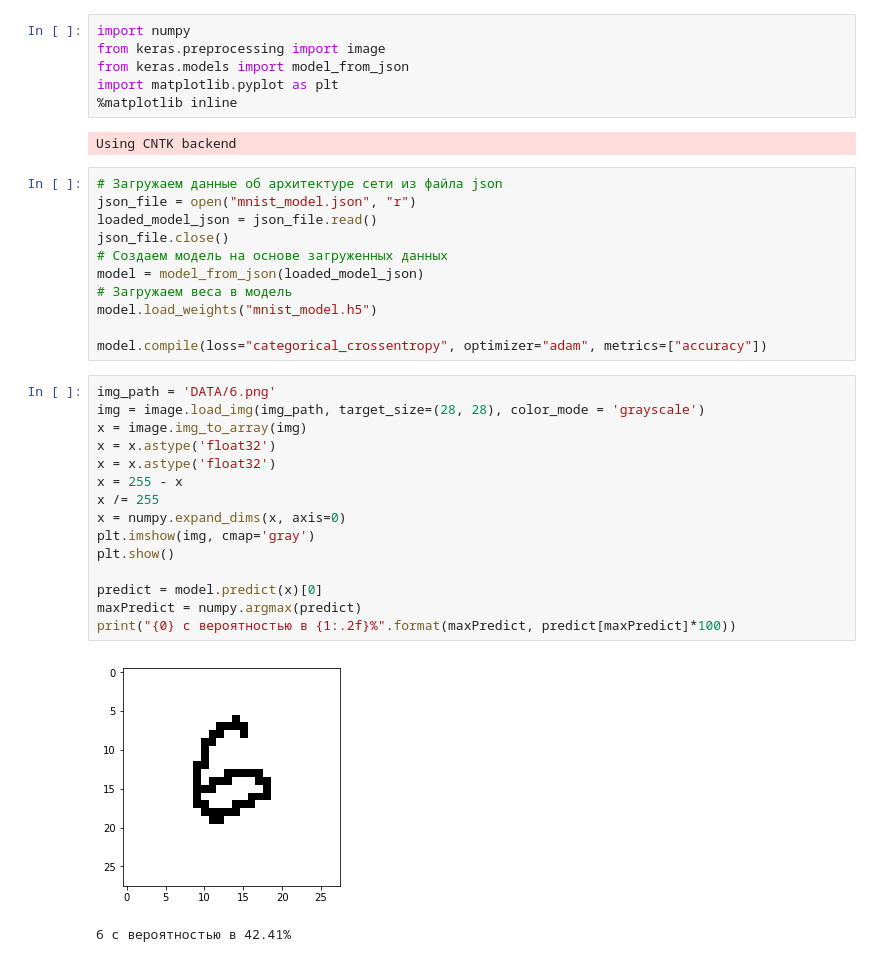
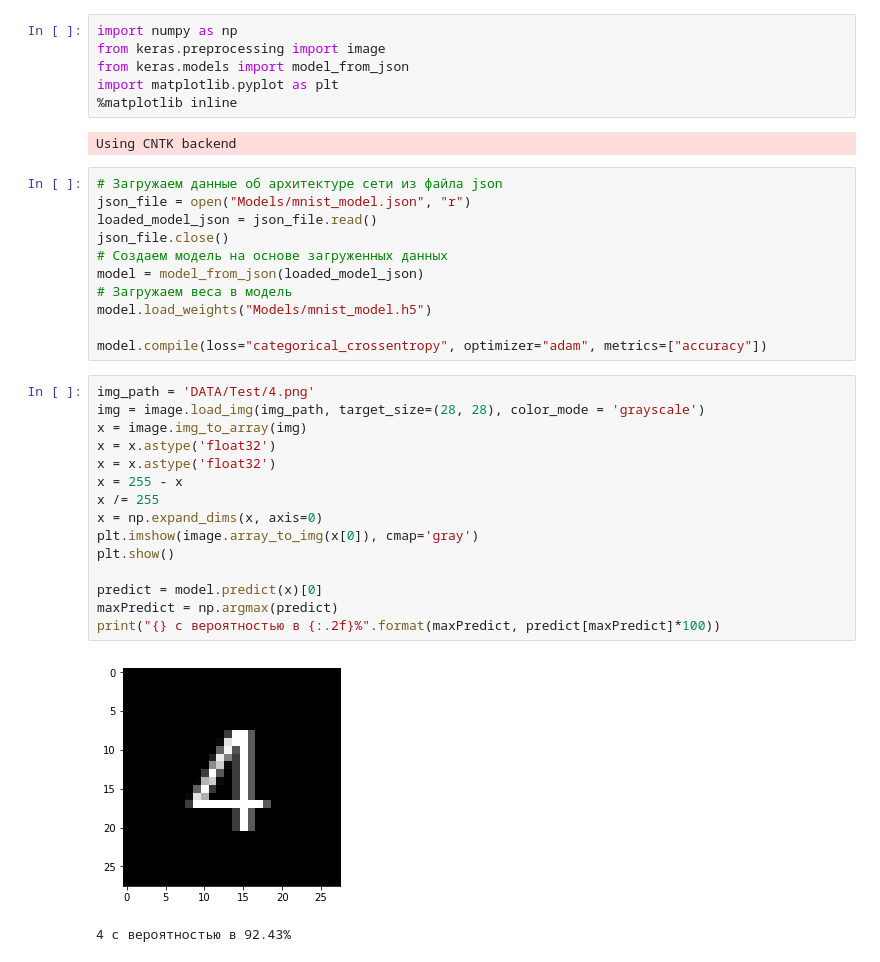
Before and after one commit to kcalbCube/PyJN, a Jupyter notebook: Nums/numTest.ipynb, the cells around one changed output. Drawn from its saved outputs; the diff is of its cells as text.

```diff
--- a/Nums/numTest.ipynb
+++ b/Nums/numTest.ipynb
@@ -1,5 +1,5 @@
 # %%
-import numpy
+import numpy as np
 from keras.preprocessing import image
 from keras.models import model_from_json
 import matplotlib.pyplot as plt
@@ -8,30 +8,30 @@ import matplotlib.pyplot as plt
 Using CNTK backend
 # %%
 # Загружаем данные об архитектуре сети из файла json
-json_file = open("mnist_model.json", "r")
+json_file = open("Models/mnist_model.json", "r")
 loaded_model_json = json_file.read()
 json_file.close()
 # Создаем модель на основе загруженных данных
 model = model_from_json(loaded_model_json)
 # Загружаем веса в модель
-model.load_weights("mnist_model.h5")
+model.load_weights("Models/mnist_model.h5")
 
 model.compile(loss="categorical_crossentropy", optimizer="adam", metrics=["accuracy"])
 # %%
-img_path = 'DATA/6.png'
+img_path = 'DATA/Test/4.png'
 img = image.load_img(img_path, target_size=(28, 28), color_mode = 'grayscale')
 x = image.img_to_array(img)
 x = x.astype('float32')
 x = x.astype('float32')
 x = 255 - x
 x /= 255
-x = numpy.expand_dims(x, axis=0)
-plt.imshow(img, cmap='gray')
+x = np.expand_dims(x, axis=0)
+plt.imshow(image.array_to_img(x[0]), cmap='gray')
 plt.show()
 
 predict = model.predict(x)[0]
-maxPredict = numpy.argmax(predict)
-print("{0} с вероятностью в {1:.2f}%".format(maxPredict, predict[maxPredict]*100))
+maxPredict = np.argmax(predict)
+print("{} с вероятностью в {:.2f}%".format(maxPredict, predict[maxPredict]*100))
 # %% [output]
-[figure, old version]
+[figure, new version]
-6 с вероятностью в 42.41%
+4 с вероятностью в 92.43%
```
Also changed, not shown: 31 other files.
